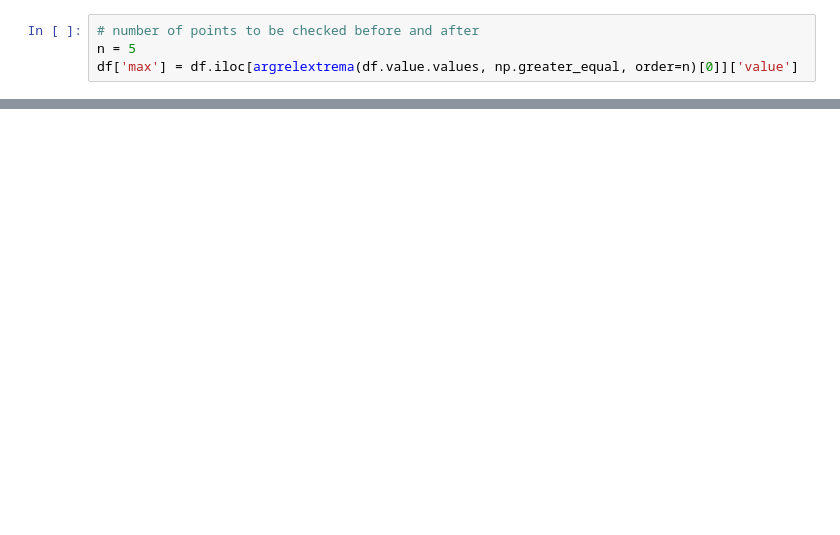
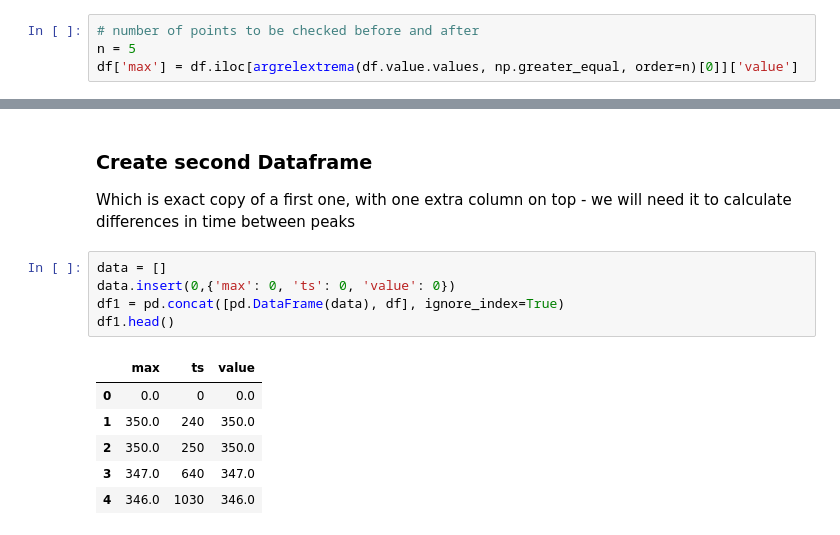
Before and after one commit to kiote/empathy, a Jupyter notebook: python/hrv.ipynb, the cells around one changed output, grey strips where cells are left out. Cells and saved outputs as stored; diff of their text form; blank space fills up the shorter version.

```diff
--- a/python/hrv.ipynb
+++ b/python/hrv.ipynb
@@ -52,0 +41,16 @@ HRV
+# %% [markdown]
+### Create second Dataframe
+
+Which is exact copy of a first one, with one extra column on top - we will need it to calculate differences in time between peaks
+# %%
+data = []
+data.insert(0,{'max': 0, 'ts': 0, 'value': 0})
+df1 = pd.concat([pd.DataFrame(data), df], ignore_index=True)
+df1.head()
+# %% [output]
+|  | max | ts | value |
+| 0 | 0.0 | 0 | 0.0 |
+| 1 | 350.0 | 240 | 350.0 |
+| 2 | 350.0 | 250 | 350.0 |
+| 3 | 347.0 | 640 | 347.0 |
+| 4 | 346.0 | 1030 | 346.0 |
```
Also changed, not shown: parts of 11 cells of this notebook, 9 other files.
